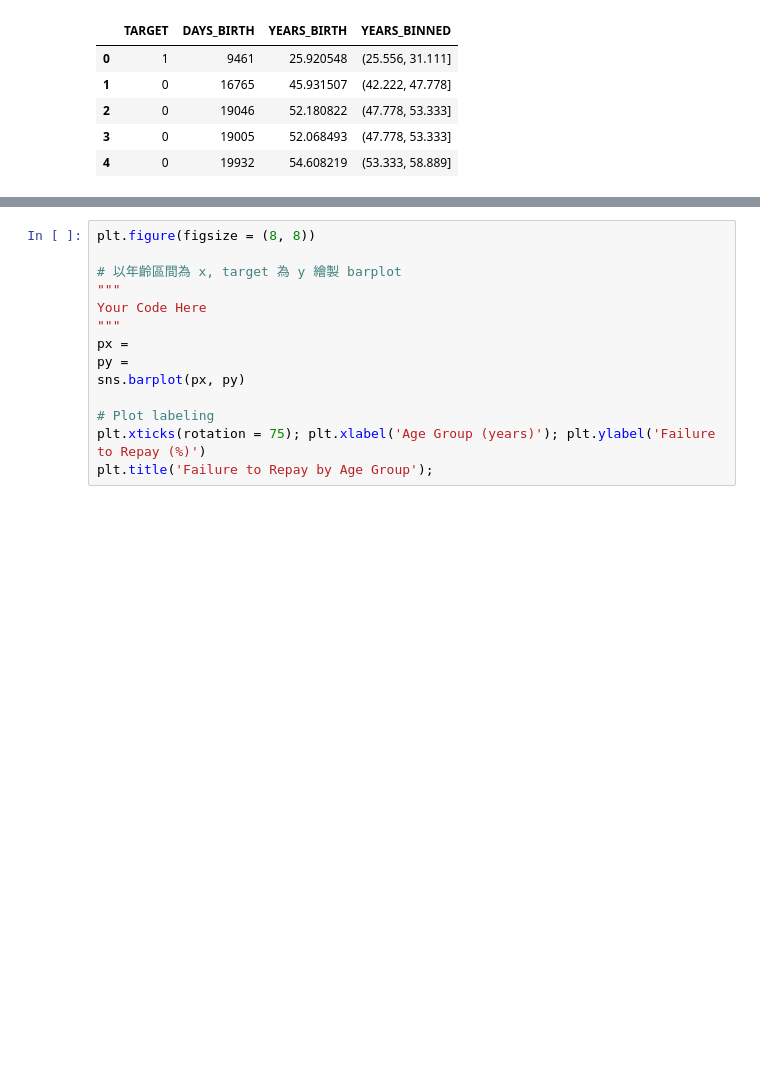
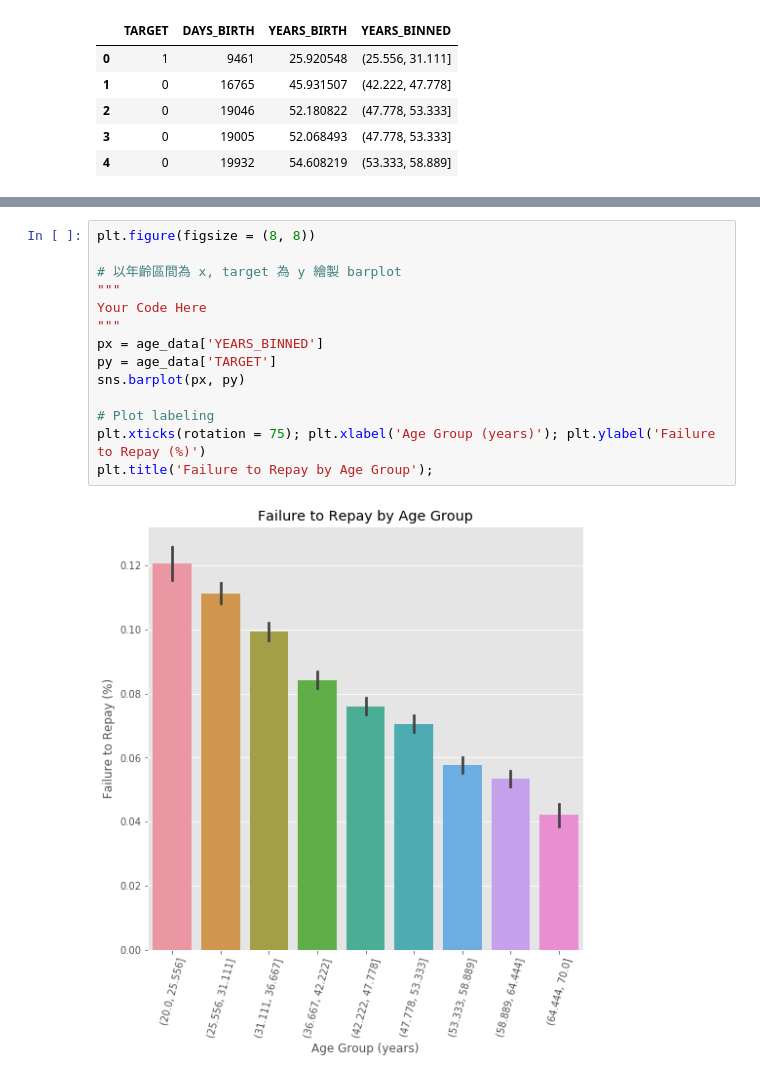
Before and after one commit to h74546/2nd-ML100Days, a Jupyter notebook: homework/Day_011_HW.ipynb, the cells around one changed output, grey strips where cells are left out. Cells and saved outputs as stored; diff of their text form; blank space fills up the shorter version.

```diff
--- a/homework/Day_011_HW.ipynb
+++ b/homework/Day_011_HW.ipynb
@@ -103,14 +114,16 @@ age_groups
 # %%
 plt.figure(figsize = (8, 8))
 
 # 以年齡區間為 x, target 為 y 繪製 barplot
 """
 Your Code Here
 """
-px =
-py =
+px = age_data['YEARS_BINNED']
+py = age_data['TARGET']
 sns.barplot(px, py)
 
 # Plot labeling
 plt.xticks(rotation = 75); plt.xlabel('Age Group (years)'); plt.ylabel('Failure to Repay (%)')
 plt.title('Failure to Repay by Age Group');
+# %% [output]
+[figure, added]
```
Also changed, not shown: parts of 2 cells of this notebook, 3 other files.
